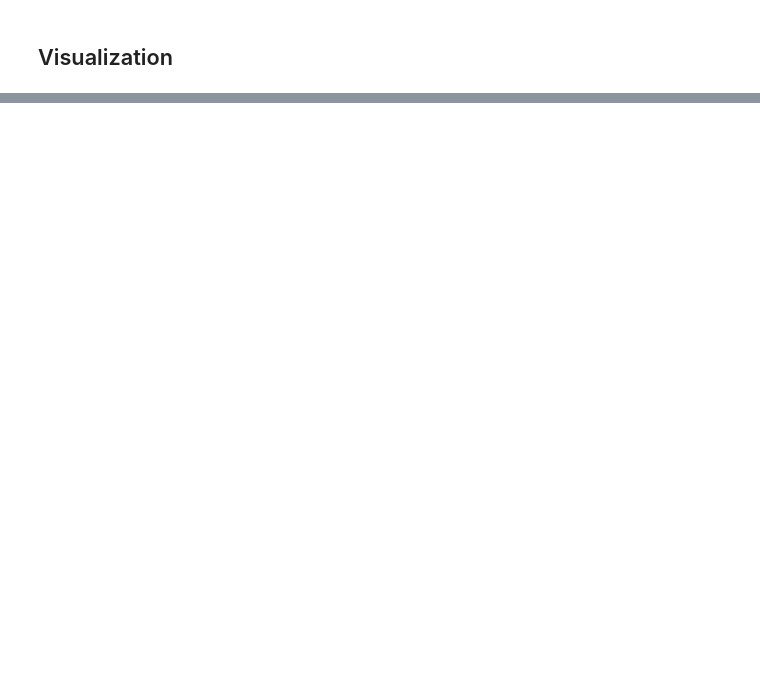
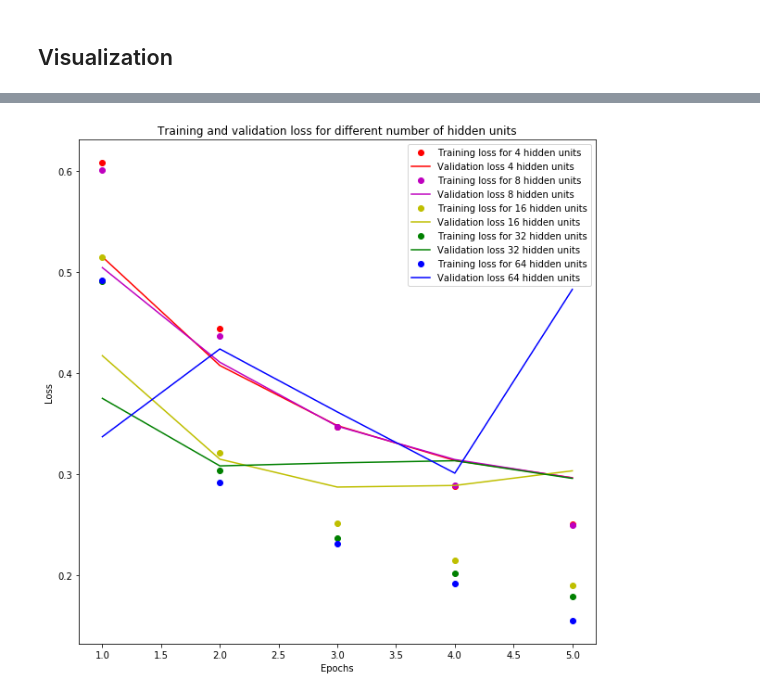
Before and after one commit to felixjohanlehmann/Learning_keras, a Jupyter notebook: Keras_imdb_binary_classification_example.ipynb, the cells around one changed output, grey strips where cells are left out. Drawn from its saved outputs; the diff is of its cells as text; code cells hidden in the pictures; blank space fills up the shorter version.

```diff
--- a/Keras_imdb_binary_classification_example.ipynb
+++ b/Keras_imdb_binary_classification_example.ipynb
@@ -105,0 +140,4 @@ plt.show()
+# %%
+plot_loss(history_hidden_units, 'Training and validation loss for different number of hidden units', ' hidden units', hidden_units)
+# %% [output]
+[figure, added]
```
Also changed, not shown: parts of 17 cells of this notebook.
